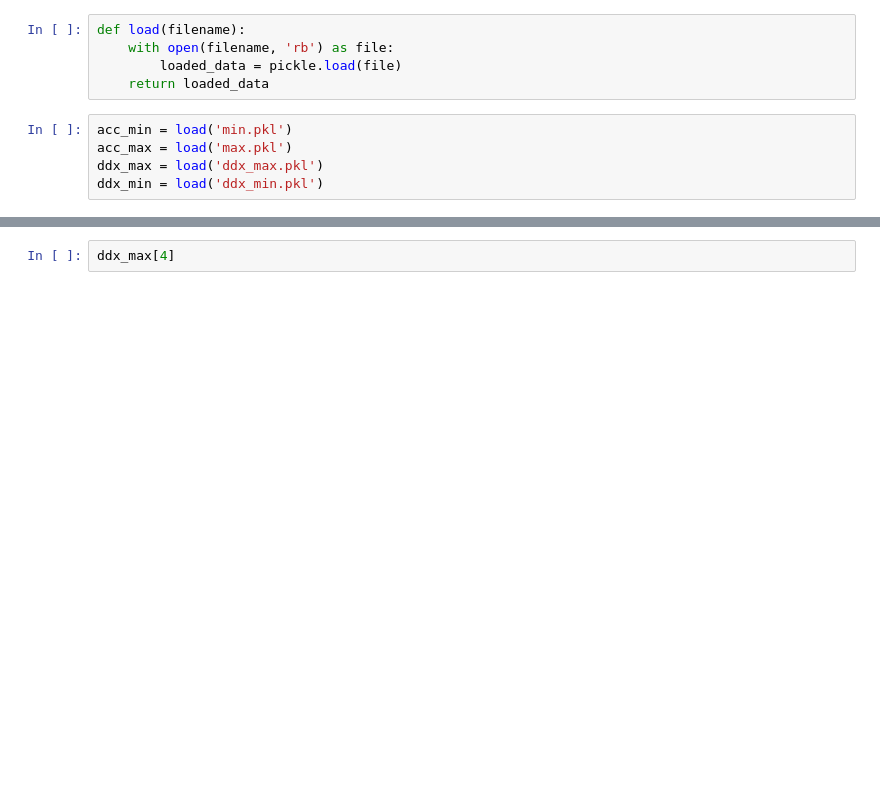
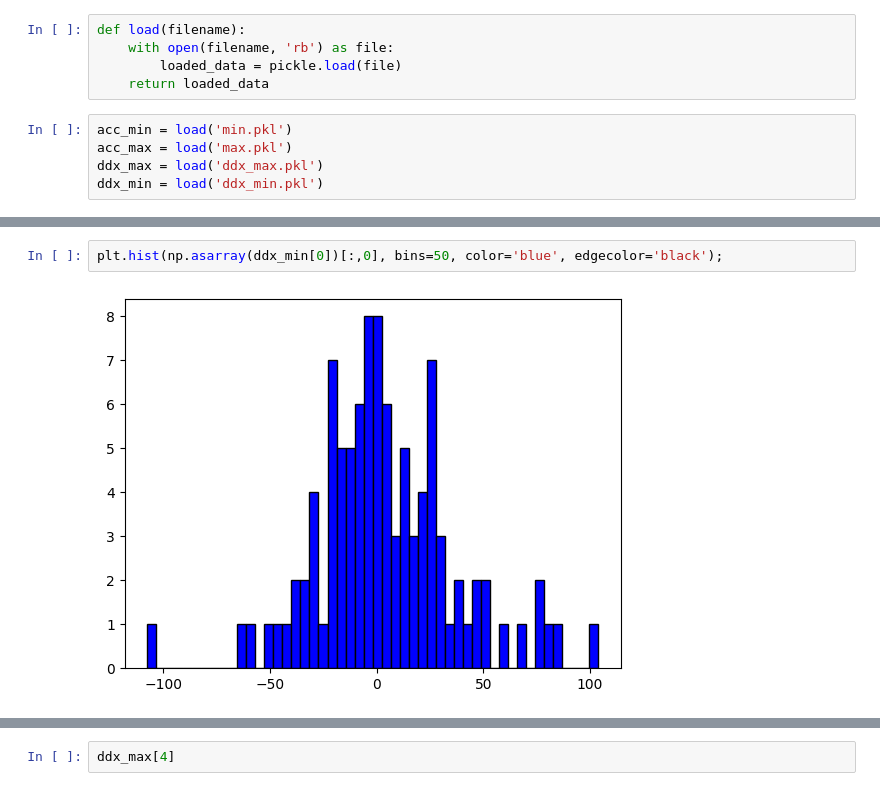
Before and after one commit to EliasFontanari/N-step-set-search, a Jupyter notebook: analyze.ipynb, the cells around one changed output, grey strips where cells are left out. Drawn from its saved outputs; the diff is of its cells as text; blank space fills up the shorter version.

```diff
--- a/analyze.ipynb
+++ b/analyze.ipynb
@@ -19,3 +19,7 @@ plt.hist(acc_min[2], bins=50, color='blue', edgecolor='black');
+# %%
+plt.hist(np.asarray(ddx_min[0])[:,0], bins=50, color='blue', edgecolor='black');
+# %% [output]
+[figure, added]
 # %%
 np.quantile(np.abs(acc_max[2]),q=0.03)
 # %% [output]
```
Also changed, not shown: parts of 8 cells of this notebook, 9 other files.
